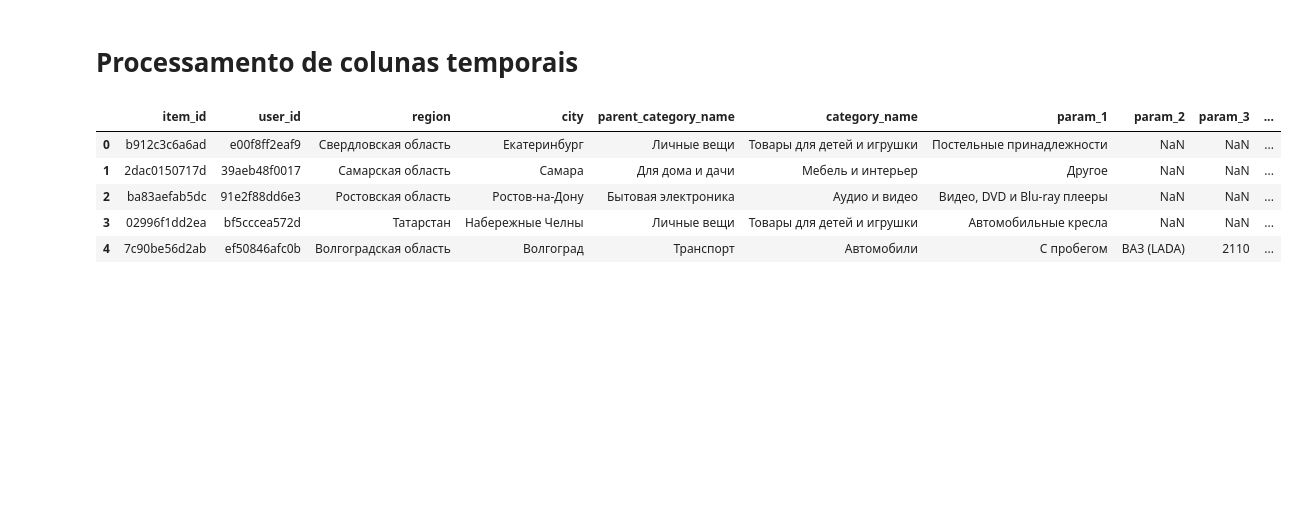
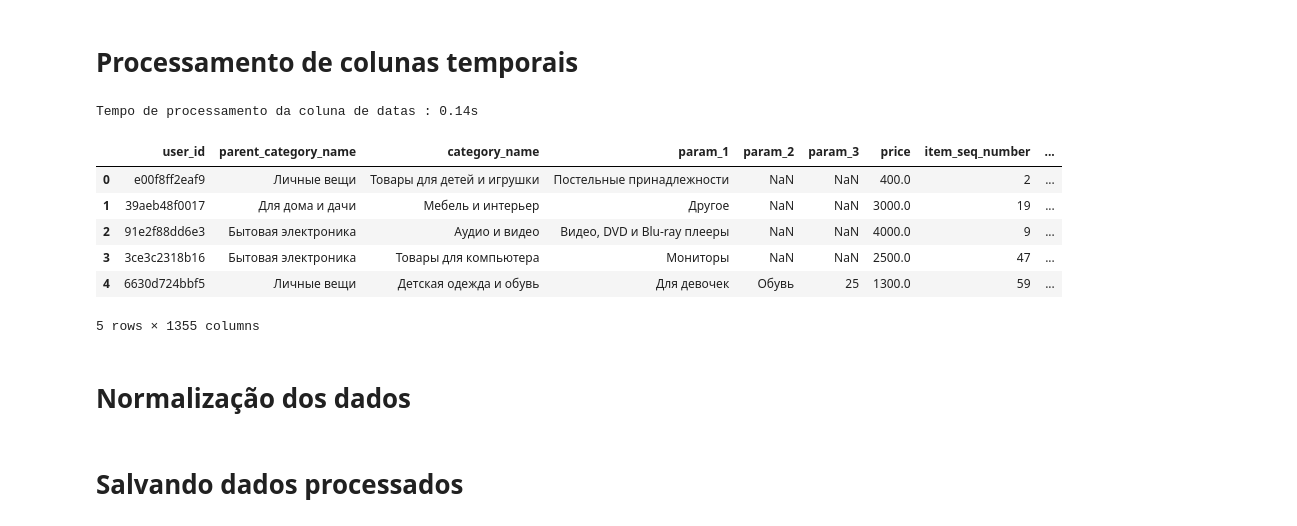
Before and after one commit to vinicius-alves/Kaggle-Avito-Challenge, a Jupyter notebook: notebook pré-processamento.ipynb, the cells around one changed output. Drawn from its saved outputs; the diff is of its cells as text; code cells hidden in the pictures; blank space fills up the shorter version.

```diff
--- a/notebook pré-processamento.ipynb
+++ b/notebook pré-processamento.ipynb
@@ -27,9 +28,13 @@ dtype={
        "user_id": object
       }
 
-
+start = time.time()
 df_train = pd.read_csv('./data/train_small.csv', dtype = dtype, encoding='utf8', memory_map =True)
 df_test  = pd.read_csv('./data/test_small.csv' , dtype = dtype, encoding='utf8', memory_map =True)
+end = time.time()
+
+print('Tempo de carregamento dos CSVs: '+str("%.2f" % (end - start))+'s\n')
+
 
 text_columns = ['title','description']
 categorical_columns = ["parent_category_name","category_name","user_type", "user_id",'param_1','param_2','param_3']
@@ -86,6 +93,8 @@ def stemmed_words(doc):
 
 #Pré processa os dados
 for column in text_columns:
+
+    start = time.time()
 
     # Criando tfIdfVectorizer
     tfidf = TfidfVectorizer(sublinear_tf=True, stop_words=stop_words_ru, analyzer=stemmed_words,
@@ -105,3 +114,9 @@ for column in text_columns:
     # Mergeando dataFrames
     df_train = pd.concat([df_train, df_train_column_transformed], axis=1)
     df_test =  pd.concat([df_test, df_test_column_transformed], axis=1)
+
+    end = time.time()
+
+    print('Tempo de processamento da coluna '+column+' : '+str("%.2f" % (end - start))+'s\n')
+
+df_train.head(2)
@@ -119,6 +135,8 @@ from sklearn.preprocessing import OneHotEncoder
 from sklearn import preprocessing
 
 for column in categorical_columns:
+
+    start = time.time()
 
      # fit labels
     label_enc = preprocessing.LabelEncoder()
@@ -144,6 +162,10 @@ for column in categorical_columns:
     # Mergeando dataFrames
     df_train = pd.concat([df_train, df_train_column_transformed], axis=1)
     df_test =  pd.concat([df_test, df_test_column_transformed], axis=1)
+
+    end = time.time()
+
+    print('Tempo de processamento da coluna '+column+' : '+str("%.2f" % (end - start))+'s\n')
 # %% [output]
 ValueError: X has different shape than during fitting. Expected 81, got 49.
 # %% [markdown]
@@ -173,11 +202,19 @@ df_train.head(5)
 # Carregamento das features geradas pelas imagens
 # %%
 # Features calculadas em notebook externo
+
+start = time.time()
+
 df_images_train = pd.read_csv('./data/train_jpg.csv', encoding='utf8', memory_map =True)
 df_train  = df_train.merge(df_images_train, left_on = "image", right_on = "id")
 df_images_train = None
 df_train  = df_train.drop(columns=["image"])
 df_test["image"].fillna(value="no-image", inplace=True)
 #df_test pendente
+
+end = time.time()
+
+print('Tempo de merge com dataset de dados das imagens : '+str("%.2f" % (end - start))+'s\n')
+
 df_train.head(5)
 # %% [output]
@@ -192,28 +230,39 @@ df_train.head(5)
 # Processamento de colunas temporais
 # %%
 #Convertendo datas
+
+start = time.time()
+
 date_column_name = 'activation_date'
 df_train[date_column_name] = df_train[date_column_name].astype('datetime64[ns]')
 df_test [date_column_name] = df_test[date_column_name].astype('datetime64[ns]')
 
 # Data será transforamda em três colunas: ano - 1970, mês e dia
 df_train[date_column_name] = df_train[date_column_name].map(lambda t: [t.year -1970, t.month,t.day])
 df_train['year']  = df_train[date_column_name].map(lambda t: t[0])
 df_train['month'] = df_train[date_column_name].map(lambda t: t[1])
 df_train['day']   = df_train[date_column_name].map(lambda t: t[2])
 df_train = df_train.drop(columns=[date_column_name])
 
 df_test[date_column_name] = df_test[date_column_name].map(lambda t: [t.year -1970, t.month,t.day])
 df_test['year']  = df_test[date_column_name].map(lambda t: t[0])
 df_test['month'] = df_test[date_column_name].map(lambda t: t[1])
 df_test['day']   = df_test[date_column_name].map(lambda t: t[2])
 df_test = df_test.drop(columns=[date_column_name])
 
+end = time.time()
+
+print('Tempo de processamento da coluna de datas : '+str("%.2f" % (end - start))+'s\n')
+
 df_train.head(5)
 # %% [output]
+Tempo de processamento da coluna de datas : 0.14s
-|  | item_id | user_id | region | city | parent_category_name | category_name | param_1 | param_2 | param_3 | ... |
-| 0 | b912c3c6a6ad | e00f8ff2eaf9 | Свердловская область | Екатеринбург | Личные вещи | Товары для детей и игрушки | Постельные принадлежности | NaN | NaN | ... |
-| 1 | 2dac0150717d | 39aeb48f0017 | Самарская область | Самара | Для дома и дачи | Мебель и интерьер | Другое | NaN | NaN | ... |
-| 2 | ba83aefab5dc | 91e2f88dd6e3 | Ростовская область | Ростов-на-Дону | Бытовая электроника | Аудио и видео | Видео, DVD и Blu-ray плееры | NaN | NaN | ... |
-| 3 | 02996f1dd2ea | bf5cccea572d | Татарстан | Набережные Челны | Личные вещи | Товары для детей и игрушки | Автомобильные кресла | NaN | NaN | ... |
-| 4 | 7c90be56d2ab | ef50846afc0b | Волгоградская область | Волгоград | Транспорт | Автомобили | С пробегом | ВАЗ (LADA) | 2110 | ... |
+|  | user_id | parent_category_name | category_name | param_1 | param_2 | param_3 | price | item_seq_number | ... |
+| 0 | e00f8ff2eaf9 | Личные вещи | Товары для детей и игрушки | Постельные принадлежности | NaN | NaN | 400.0 | 2 | ... |
+| 1 | 39aeb48f0017 | Для дома и дачи | Мебель и интерьер | Другое | NaN | NaN | 3000.0 | 19 | ... |
+| 2 | 91e2f88dd6e3 | Бытовая электроника | Аудио и видео | Видео, DVD и Blu-ray плееры | NaN | NaN | 4000.0 | 9 | ... |
+| 3 | 3ce3c2318b16 | Бытовая электроника | Товары для компьютера | Мониторы | NaN | NaN | 2500.0 | 47 | ... |
+| 4 | 6630d724bbf5 | Личные вещи | Детская одежда и обувь | Для девочек | Обувь | 25 | 1300.0 | 59 | ... |
+5 rows × 1355 columns
+# %% [markdown]
+# Normalização dos dados
@@ -219,0 +284,2 @@ df_train.head(5)
+# %% [markdown]
+# Salvando dados processados
```
Also changed, not shown: parts of 9 cells of this notebook.
